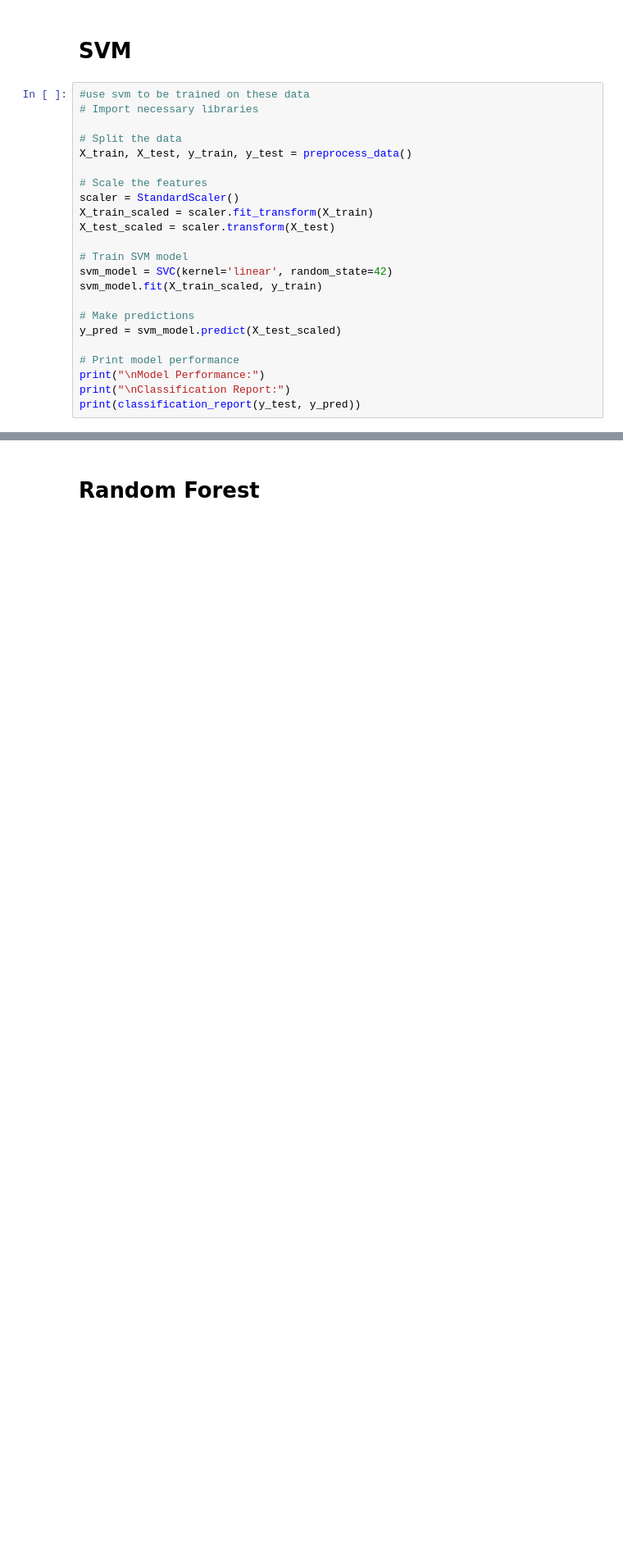
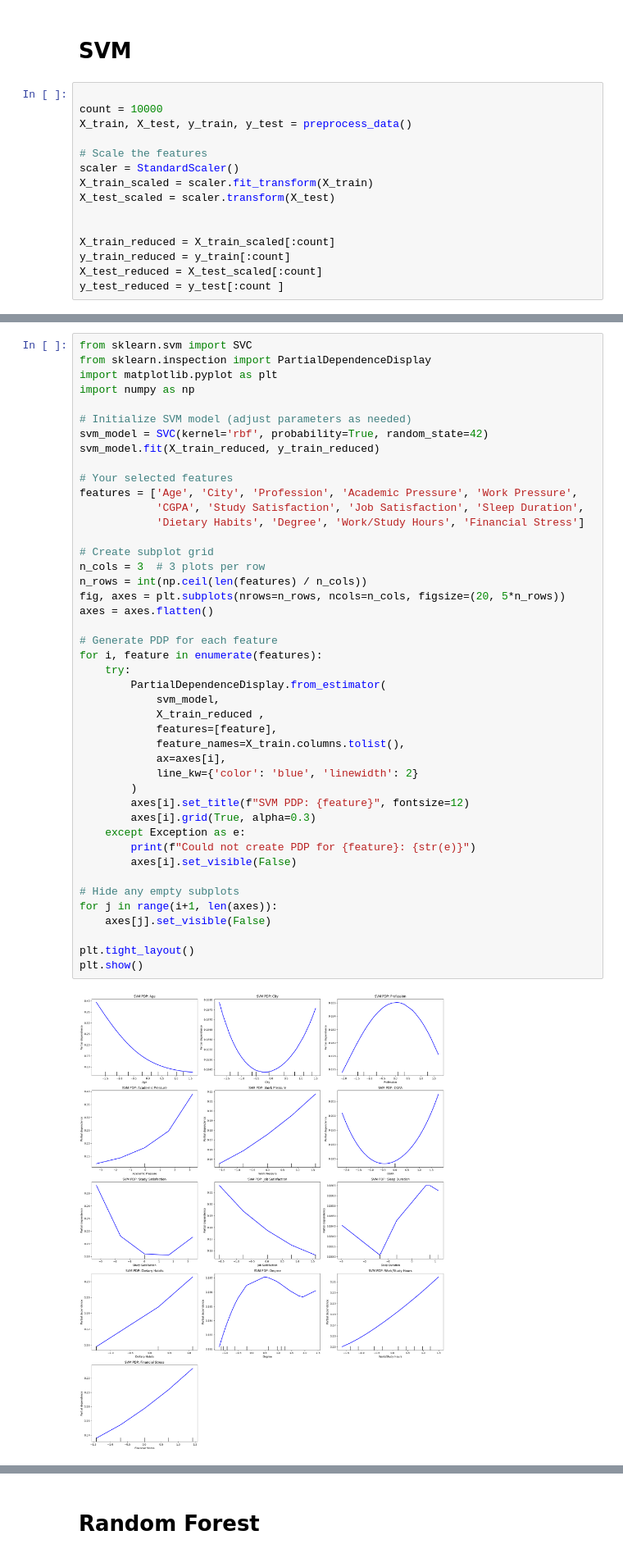
Before and after one commit to mennamohamed0207/Exploring-Mental-Health, a Jupyter notebook: model.ipynb, the cells around one changed output, grey strips where cells are left out. Shown at 82% size. Drawn from its saved outputs; the diff is of its cells as text; blank space fills up the shorter version.

```diff
--- a/model.ipynb
+++ b/model.ipynb
@@ -148,10 +90,8 @@ weighted avg       0.70      0.70      0.70     28140
 # %% [markdown]
 # SVM
 # %%
-#use svm to be trained on these data
-# Import necessary libraries
 
-# Split the data
+count = 10000
 X_train, X_test, y_train, y_test = preprocess_data()
 
 # Scale the features
@@ -159,14 +99,8 @@ scaler = StandardScaler()
 X_train_scaled = scaler.fit_transform(X_train)
 X_test_scaled = scaler.transform(X_test)
 
-# Train SVM model
-svm_model = SVC(kernel='linear', random_state=42)
-svm_model.fit(X_train_scaled, y_train)
 
-# Make predictions
-y_pred = svm_model.predict(X_test_scaled)
-
-# Print model performance
-print("\nModel Performance:")
-print("\nClassification Report:")
-print(classification_report(y_test, y_pred))
+X_train_reduced = X_train_scaled[:count]
+y_train_reduced = y_train[:count]
+X_test_reduced = X_test_scaled[:count]
+y_test_reduced = y_test[:count ]
@@ -215,0 +109,46 @@ print(classification_report(y_test, y_pred))
+# %%
+from sklearn.svm import SVC
+from sklearn.inspection import PartialDependenceDisplay
+import matplotlib.pyplot as plt
+import numpy as np
+
+# Initialize SVM model (adjust parameters as needed)
+svm_model = SVC(kernel='rbf', probability=True, random_state=42)
+svm_model.fit(X_train_reduced, y_train_reduced)
+
+# Your selected features
+features = ['Age', 'City', 'Profession', 'Academic Pressure', 'Work Pressure',
+            'CGPA', 'Study Satisfaction', 'Job Satisfaction', 'Sleep Duration',
+            'Dietary Habits', 'Degree', 'Work/Study Hours', 'Financial Stress']
+
+# Create subplot grid
+n_cols = 3  # 3 plots per row
+n_rows = int(np.ceil(len(features) / n_cols))
+fig, axes = plt.subplots(nrows=n_rows, ncols=n_cols, figsize=(20, 5*n_rows))
+axes = axes.flatten()
+
+# Generate PDP for each feature
+for i, feature in enumerate(features):
+    try:
+        PartialDependenceDisplay.from_estimator(
+            svm_model,
+            X_train_reduced ,
+            features=[feature],
+            feature_names=X_train.columns.tolist(),
+            ax=axes[i],
+            line_kw={'color': 'blue', 'linewidth': 2}
+        )
+        axes[i].set_title(f"SVM PDP: {feature}", fontsize=12)
+        axes[i].grid(True, alpha=0.3)
+    except Exception as e:
+        print(f"Could not create PDP for {feature}: {str(e)}")
+        axes[i].set_visible(False)
+
+# Hide any empty subplots
+for j in range(i+1, len(axes)):
+    axes[j].set_visible(False)
+
+plt.tight_layout()
+plt.show()
+# %% [output]
+[figure, added]
```
Also changed, not shown: parts of 35 cells of this notebook.
